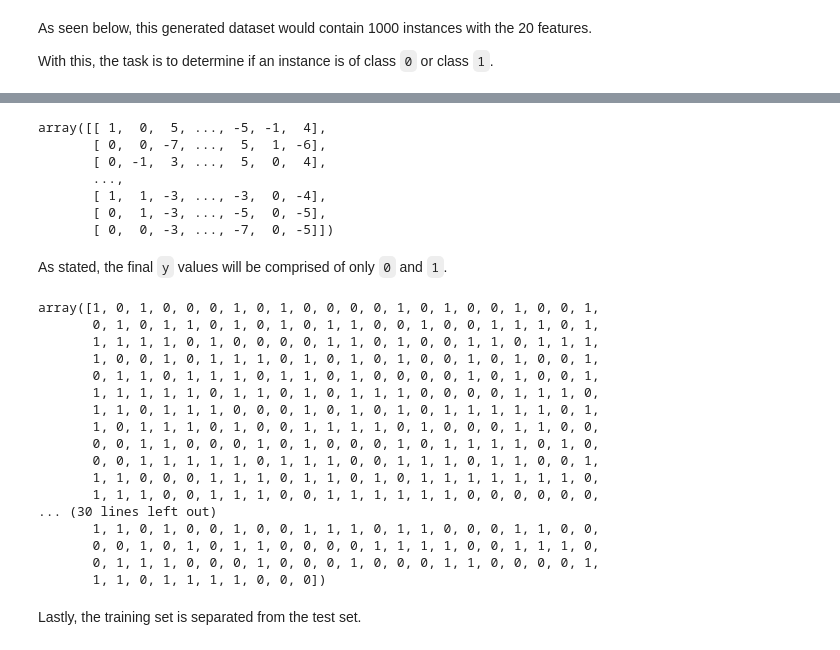
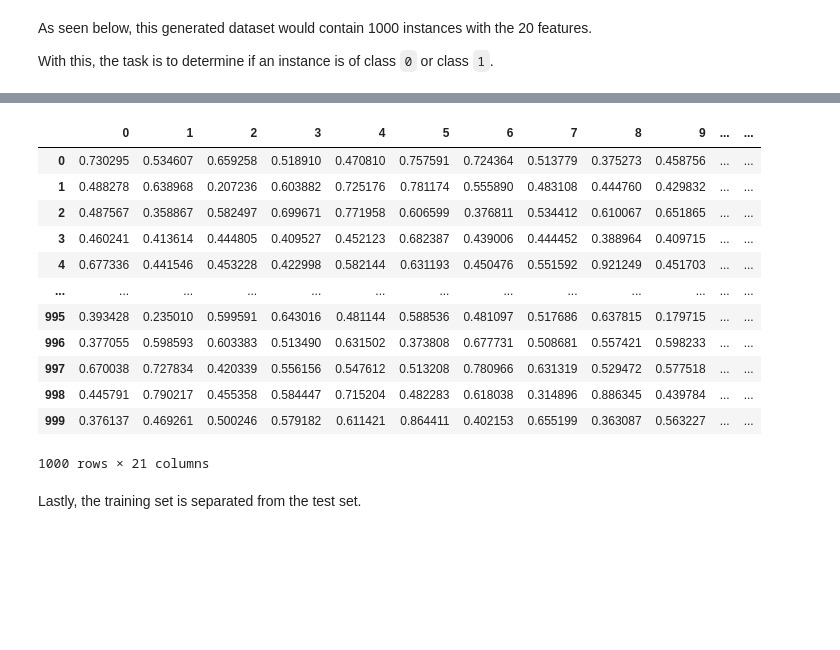
Before and after one commit to francheska-vicente/stintsy-naivebayes, a Jupyter notebook: lecture_notes.ipynb, the cells around one changed output, grey strips where cells are left out. Drawn from its saved outputs; the diff is of its cells as text; code cells hidden in the pictures; blank space fills up the shorter version.

```diff
--- a/lecture_notes.ipynb
+++ b/lecture_notes.ipynb
@@ -318,36 +319,21 @@ As `make_classification` produces continuous values, the values for `X` will be
-# %%
-X_clf = X_clf.astype(int)
-X_clf
-# %% [output]
-array([[ 1,  0,  5, ..., -5, -1,  4],
-       [ 0,  0, -7, ...,  5,  1, -6],
-       [ 0, -1,  3, ...,  5,  0,  4],
-       ...,
-       [ 1,  1, -3, ..., -3,  0, -4],
-       [ 0,  1, -3, ..., -5,  0, -5],
-       [ 0,  0, -3, ..., -7,  0, -5]])
-# %% [markdown]
-As stated, the final `y` values will be comprised of only `0` and `1`.
-# %%
-y_clf
-# %% [output]
-array([1, 0, 1, 0, 0, 0, 1, 0, 1, 0, 0, 0, 0, 1, 0, 1, 0, 0, 1, 0, 0, 1,
-       0, 1, 0, 1, 1, 0, 1, 0, 1, 0, 1, 1, 0, 0, 1, 0, 0, 1, 1, 1, 0, 1,
-       1, 1, 1, 1, 0, 1, 0, 0, 0, 0, 1, 1, 0, 1, 0, 0, 1, 1, 0, 1, 1, 1,
-       1, 0, 0, 1, 0, 1, 1, 1, 0, 1, 0, 1, 0, 1, 0, 0, 1, 0, 1, 0, 0, 1,
-       0, 1, 1, 0, 1, 1, 1, 0, 1, 1, 0, 1, 0, 0, 0, 0, 1, 0, 1, 0, 0, 1,
-       1, 1, 1, 1, 1, 0, 1, 1, 0, 1, 0, 1, 1, 1, 0, 0, 0, 0, 1, 1, 1, 0,
-       1, 1, 0, 1, 1, 1, 0, 0, 0, 1, 0, 1, 0, 1, 0, 1, 1, 1, 1, 1, 0, 1,
-       1, 0, 1, 1, 1, 0, 1, 0, 0, 1, 1, 1, 1, 0, 1, 0, 0, 0, 1, 1, 0, 0,
-       0, 0, 1, 1, 0, 0, 0, 1, 0, 1, 0, 0, 0, 1, 0, 1, 1, 1, 1, 0, 1, 0,
-       0, 0, 1, 1, 1, 1, 1, 0, 1, 1, 1, 0, 0, 1, 1, 1, 0, 1, 1, 0, 0, 1,
-       1, 1, 0, 0, 0, 1, 1, 1, 0, 1, 1, 0, 1, 0, 1, 1, 1, 1, 1, 1, 1, 0,
-       1, 1, 1, 0, 0, 1, 1, 1, 0, 0, 1, 1, 1, 1, 1, 1, 0, 0, 0, 0, 0, 0,
-... (30 lines left out)
-       1, 1, 0, 1, 0, 0, 1, 0, 0, 1, 1, 1, 0, 1, 1, 0, 0, 0, 1, 1, 0, 0,
-       0, 0, 1, 0, 1, 0, 1, 1, 0, 0, 0, 0, 1, 1, 1, 1, 0, 0, 1, 1, 1, 0,
-       0, 1, 1, 1, 0, 0, 0, 1, 0, 0, 0, 1, 0, 0, 0, 1, 1, 0, 0, 0, 0, 1,
-       1, 1, 0, 1, 1, 1, 1, 0, 0, 0])
+# %%
+scaler = MinMaxScaler(feature_range=(0, 1))
+X_clf = np.round_(scaler.fit_transform(X_clf), )
+pd.DataFrame(np.c_[X_clf, y_clf])
+# %% [output]
+|  | 0 | 1 | 2 | 3 | 4 | 5 | 6 | 7 | 8 | 9 | ... | ... |
+| 0 | 0.730295 | 0.534607 | 0.659258 | 0.518910 | 0.470810 | 0.757591 | 0.724364 | 0.513779 | 0.375273 | 0.458756 | ... | ... |
+| 1 | 0.488278 | 0.638968 | 0.207236 | 0.603882 | 0.725176 | 0.781174 | 0.555890 | 0.483108 | 0.444760 | 0.429832 | ... | ... |
+| 2 | 0.487567 | 0.358867 | 0.582497 | 0.699671 | 0.771958 | 0.606599 | 0.376811 | 0.534412 | 0.610067 | 0.651865 | ... | ... |
+| 3 | 0.460241 | 0.413614 | 0.444805 | 0.409527 | 0.452123 | 0.682387 | 0.439006 | 0.444452 | 0.388964 | 0.409715 | ... | ... |
+| 4 | 0.677336 | 0.441546 | 0.453228 | 0.422998 | 0.582144 | 0.631193 | 0.450476 | 0.551592 | 0.921249 | 0.451703 | ... | ... |
+| ... | ... | ... | ... | ... | ... | ... | ... | ... | ... | ... | ... | ... |
+| 995 | 0.393428 | 0.235010 | 0.599591 | 0.643016 | 0.481144 | 0.588536 | 0.481097 | 0.517686 | 0.637815 | 0.179715 | ... | ... |
+| 996 | 0.377055 | 0.598593 | 0.603383 | 0.513490 | 0.631502 | 0.373808 | 0.677731 | 0.508681 | 0.557421 | 0.598233 | ... | ... |
+| 997 | 0.670038 | 0.727834 | 0.420339 | 0.556156 | 0.547612 | 0.513208 | 0.780966 | 0.631319 | 0.529472 | 0.577518 | ... | ... |
+| 998 | 0.445791 | 0.790217 | 0.455358 | 0.584447 | 0.715204 | 0.482283 | 0.618038 | 0.314896 | 0.886345 | 0.439784 | ... | ... |
+| 999 | 0.376137 | 0.469261 | 0.500246 | 0.579182 | 0.611421 | 0.864411 | 0.402153 | 0.655199 | 0.363087 | 0.563227 | ... | ... |
+1000 rows × 21 columns
 # %% [markdown]
 Lastly, the training set is separated from the test set.
 # %%
```
Also changed, not shown: parts of 3 cells of this notebook.
